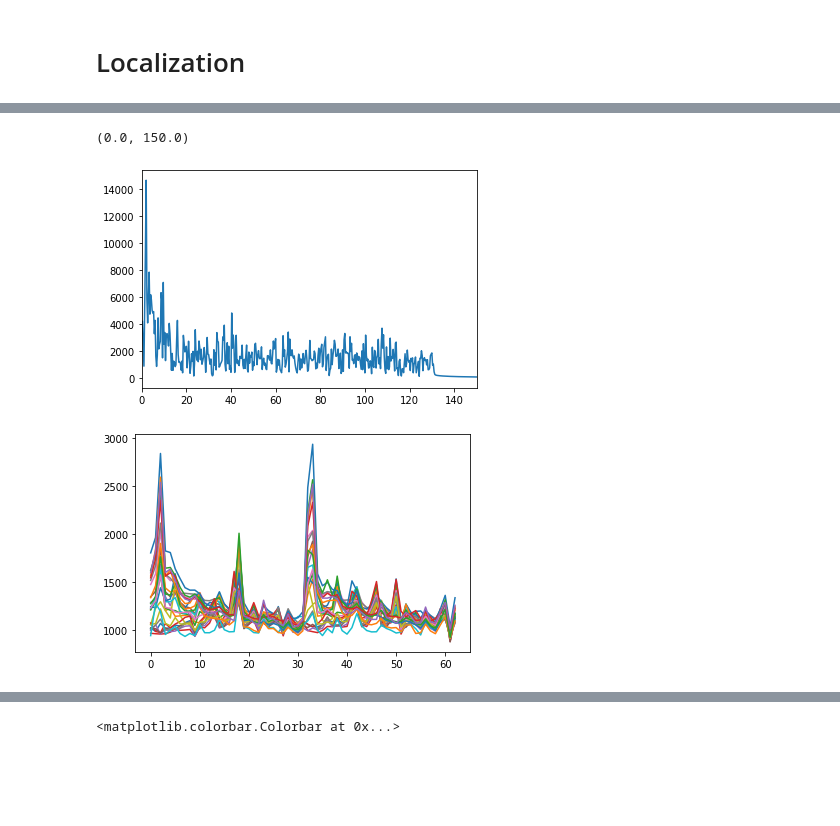
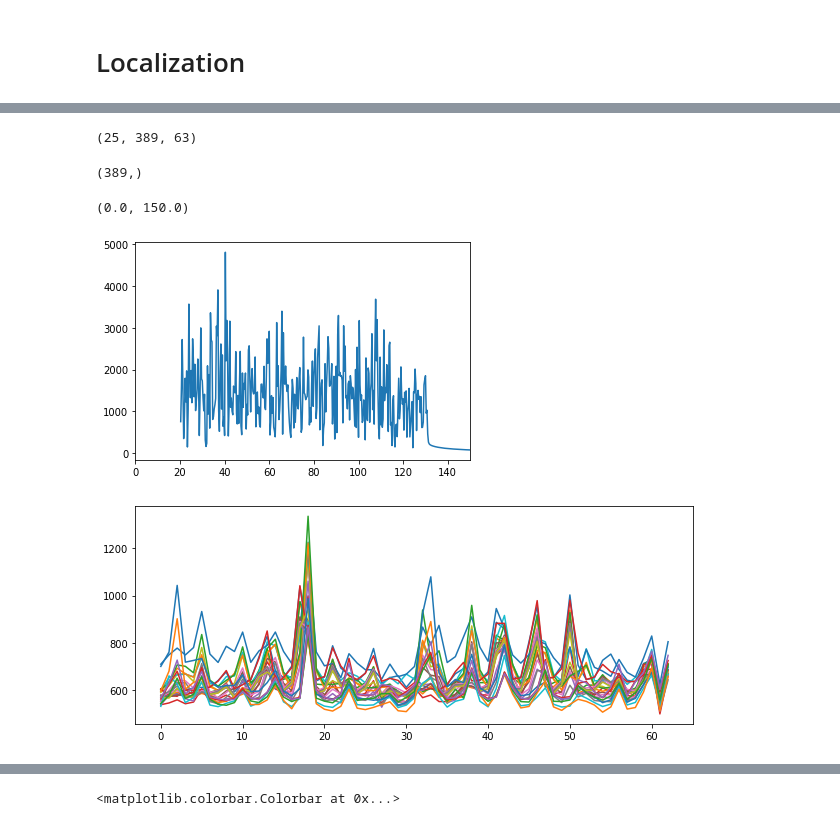
Before and after one commit to alifele/Brain_Computer_Interface, a Jupyter notebook: FFT_and_findingMotor_Cortex.ipynb, the cells around one changed output, grey strips where cells are left out. Saved outputs shown, nothing was run; the diff lists cells and outputs as text; code cells hidden in the pictures; blank space fills up the shorter version.

```diff
--- a/FFT_and_findingMotor_Cortex.ipynb
+++ b/FFT_and_findingMotor_Cortex.ipynb
@@ -79,0 +78,4 @@ data = subj_1['train_data_class1']
+# %%
+subj_1 = datafetch.fetch_subject(1)
+data = subj_1['train_data_class1']
+data.shape
@@ -79,0 +84,7 @@ data = subj_1['train_data_class1']
+# %%
+select_channels = np.array([3,34,33])
+meaned_channels = np.mean(data[:,:,select_channels-1], axis=2)
+meaned_channels = np.expand_dims(meaned_channels, axis=2)
+meaned_channels.shape
+data[:,:, select_channels-1] -= meaned_channels
+#data[:,:, select_channels-1] =0
@@ -80,16 +99,31 @@ data = subj_1['train_data_class1']
 # %%
 FFT = []
+t = np.linspace(0,3,7200)
+f = np.linspace(1/3, 2400, 7200)
+f_cut_min = 20
+f_cut_max = 150
 for trial in data:
   fft = np.fft.fft(trial.T)
   fft = fft.T
+  fft = fft[(f>f_cut_min)*(f<f_cut_max),:]
+
   FFT.append(fft)
 FFT = np.array(FFT)
+f = f[(f>f_cut_min)*(f<f_cut_max)]
+# %%
+FFT.shape
+# %% [output]
+(25, 389, 63)
+# %%
+f.shape
+# %% [output]
+(389,)
 # %%
 plt.plot(f, np.abs(FFT[10][:,20]))
 plt.xlim([0,150])
 # %% [output]
 (0.0, 150.0)
-[figure, old version]
+[figure, new version]
 # %%
 power = np.sum(np.abs(FFT), axis=1)
 power = np.expand_dims(power, axis=1)
@@ -96,5 +131,6 @@ power = np.expand_dims(power, axis=1)
 # %%
+plt.figure(figsize=(10,4))
 a = plt.plot(power[:,0,:].T**0.5)
 # %% [output]
-[figure, old version]
+[figure, new version]
 # %%
```
Also changed, not shown: parts of 22 cells of this notebook.
